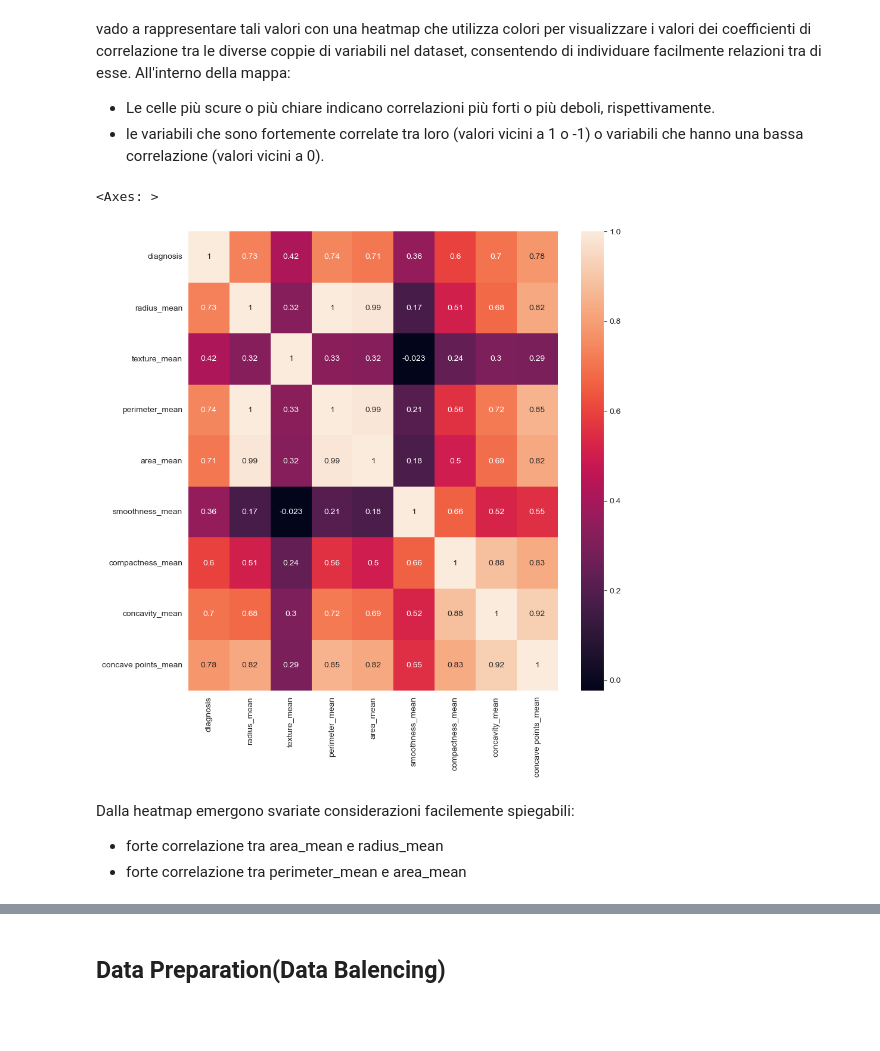
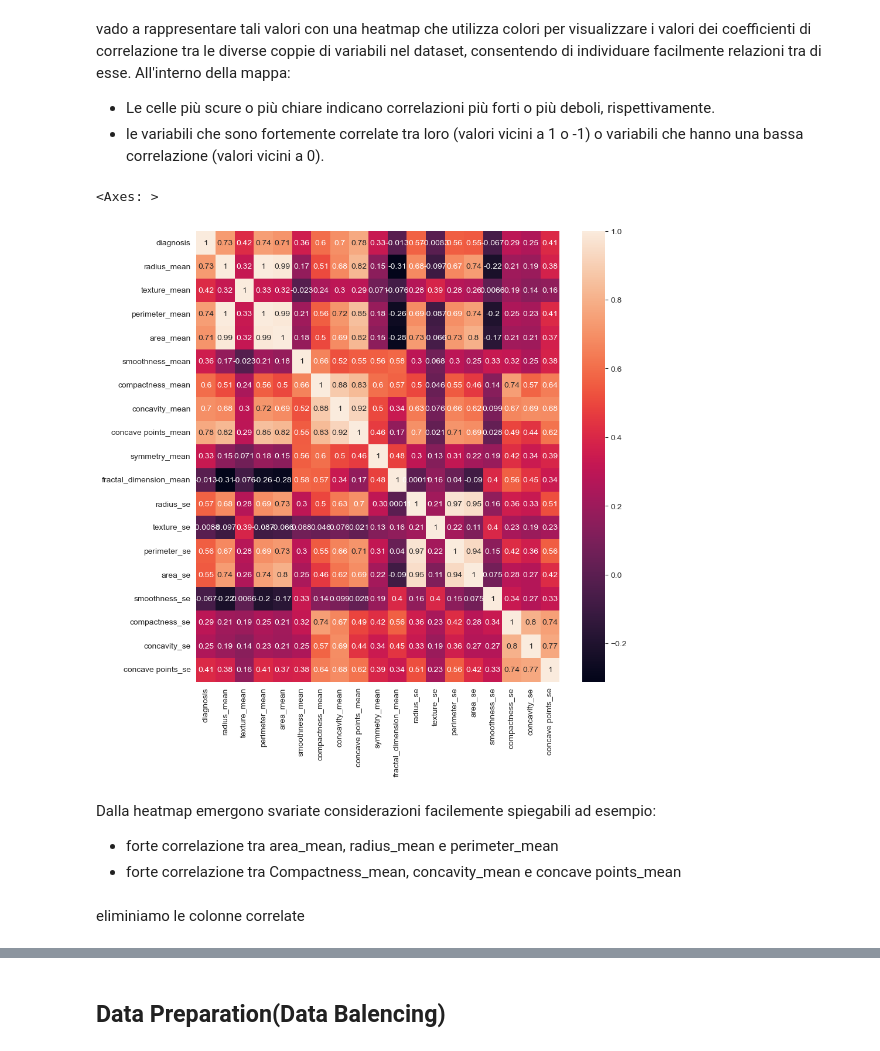
Before and after one commit to chiaracos/BreastCancerPrediction, a Jupyter notebook: BreastCancerPrediction.ipynb, the cells around one changed output, grey strips where cells are left out. Drawn from its saved outputs; the diff is of its cells as text; code cells hidden in the pictures; blank space fills up the shorter version.

```diff
--- a/BreastCancerPrediction.ipynb
+++ b/BreastCancerPrediction.ipynb
@@ -180,13 +177,0 @@ normalizzo i valori numerici
-# %%
-from sklearn.preprocessing import MinMaxScaler
-
-#colonne che voglio normalizzare
-features_to_normalize = ['radius_mean','texture_mean','perimeter_mean','area_mean','smoothness_mean','compactness_mean','concavity_mean','concave points_mean','symmetry_mean','fractal_dimension_mean',
-'radius_se','texture_se','perimeter_se','area_se','smoothness_se','compactness_se','concavity_se','concave points_se','symmetry_se','fractal_dimension_se','radius_worst',
-'texture_worst','perimeter_worst','area_worst','smoothness_worst','compactness_worst','concavity_worst','concave points_worst','symmetry_worst',
-'fractal_dimension_worst']
-
-#oggetto che permette la normalizzazione
-scaler = MinMaxScaler()
-
-df[features_to_normalize] = scaler.fit_transform(df[features_to_normalize])
@@ -229,12 +224,14 @@ All'interno della mappa:
 - le variabili che sono fortemente correlate tra loro (valori vicini a 1 o -1) o variabili che hanno una bassa correlazione (valori vicini a 0).
 # %%
 plt.figure(figsize=(10,10))
-sns.heatmap(df.iloc[:,1:10].corr(), annot=True)
+sns.heatmap(df.iloc[:,1:20].corr(), annot=True)
 # %% [output]
 <Axes: >
-[figure, old version]
+[figure, new version]
 # %% [markdown]
 
-Dalla heatmap emergono svariate considerazioni facilemente spiegabili:
-- forte correlazione tra area_mean e radius_mean
-- forte correlazione tra perimeter_mean e area_mean
+Dalla heatmap emergono svariate considerazioni facilemente spiegabili ad esempio:
+- forte correlazione tra area_mean, radius_mean e perimeter_mean
+- forte correlazione tra Compactness_mean, concavity_mean e concave points_mean
+# %% [markdown]
+eliminiamo le colonne correlate
```
Also changed, not shown: parts of 11 cells of this notebook.
